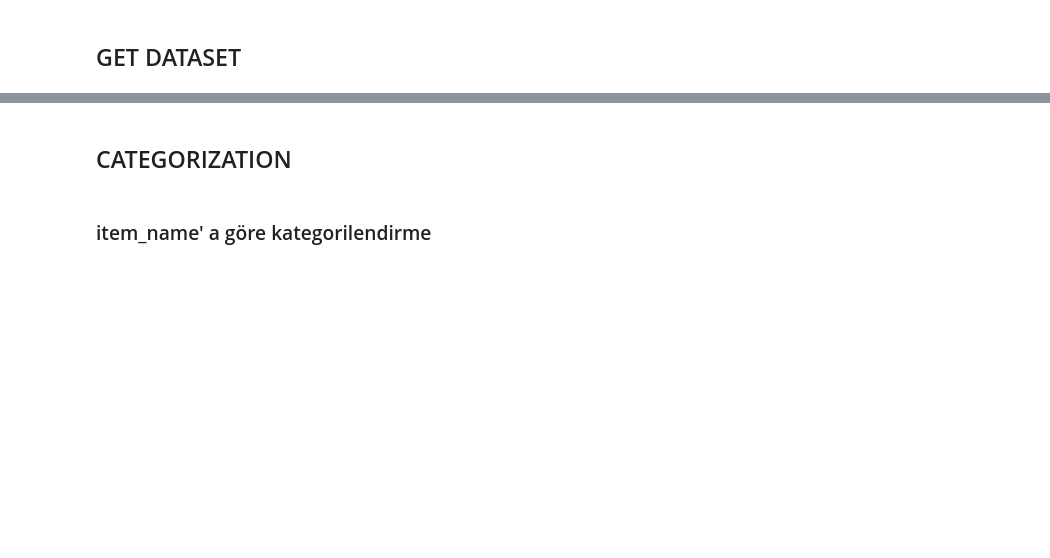
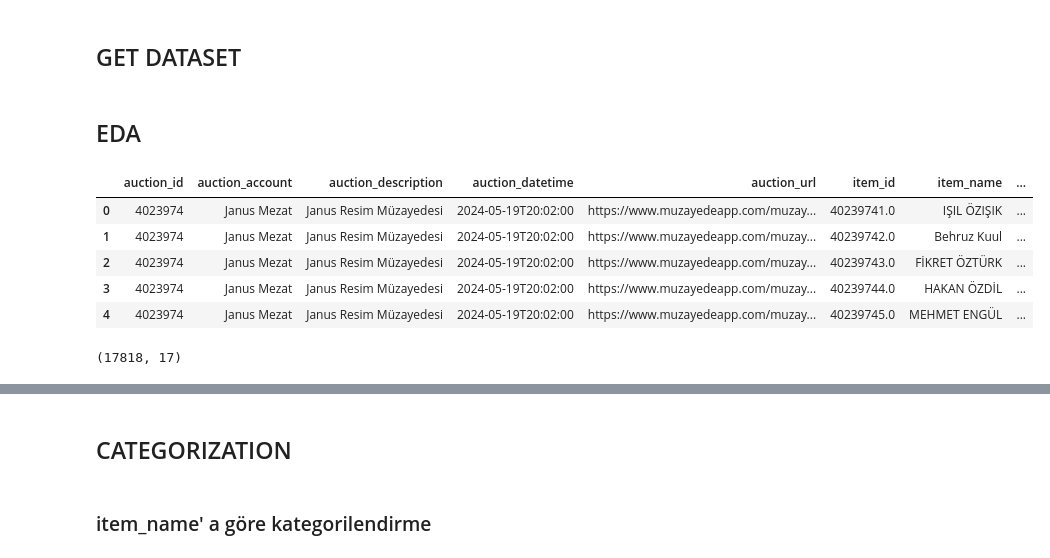
Before and after one commit to sweonurulu/colab_notebooks, a Jupyter notebook: muzayede2_ysa.ipynb, the cells around one changed output, grey strips where cells are left out. Cells and saved outputs as stored; diff of their text form; code cells hidden in the pictures; blank space fills up the shorter version.

```diff
--- a/muzayede2_ysa.ipynb
+++ b/muzayede2_ysa.ipynb
@@ -47,3 +48,18 @@ excluded_columns = ["item_description", "item_subdescription"]
 # %%
 # Belirtilen sütunlar hariç tüm sütunlarda boş string ve tek boşlukları np.nan ile değiştir
 df.loc[:, ~df.columns.isin(excluded_columns)] = df.loc[:, ~df.columns.isin(excluded_columns)].replace({"": np.nan, " ": np.nan})
+# %% [markdown]
+## EDA
+# %%
+df.head()
+# %% [output]
+|  | auction_id | auction_account | auction_description | auction_datetime | auction_url | item_id | item_name | ... |
+| 0 | 4023974 | Janus Mezat | Janus Resim Müzayedesi | 2024-05-19T20:02:00 | https://www.muzayedeapp.com/muzay... | 40239741.0 | IŞIL ÖZIŞIK | ... |
+| 1 | 4023974 | Janus Mezat | Janus Resim Müzayedesi | 2024-05-19T20:02:00 | https://www.muzayedeapp.com/muzay... | 40239742.0 | Behruz Kuul | ... |
+| 2 | 4023974 | Janus Mezat | Janus Resim Müzayedesi | 2024-05-19T20:02:00 | https://www.muzayedeapp.com/muzay... | 40239743.0 | FİKRET ÖZTÜRK | ... |
+| 3 | 4023974 | Janus Mezat | Janus Resim Müzayedesi | 2024-05-19T20:02:00 | https://www.muzayedeapp.com/muzay... | 40239744.0 | HAKAN ÖZDİL | ... |
+| 4 | 4023974 | Janus Mezat | Janus Resim Müzayedesi | 2024-05-19T20:02:00 | https://www.muzayedeapp.com/muzay... | 40239745.0 | MEHMET ENGÜL | ... |
+# %%
+df.shape
+# %% [output]
+(17818, 17)
```
Also changed, not shown: parts of 27 cells of this notebook.
